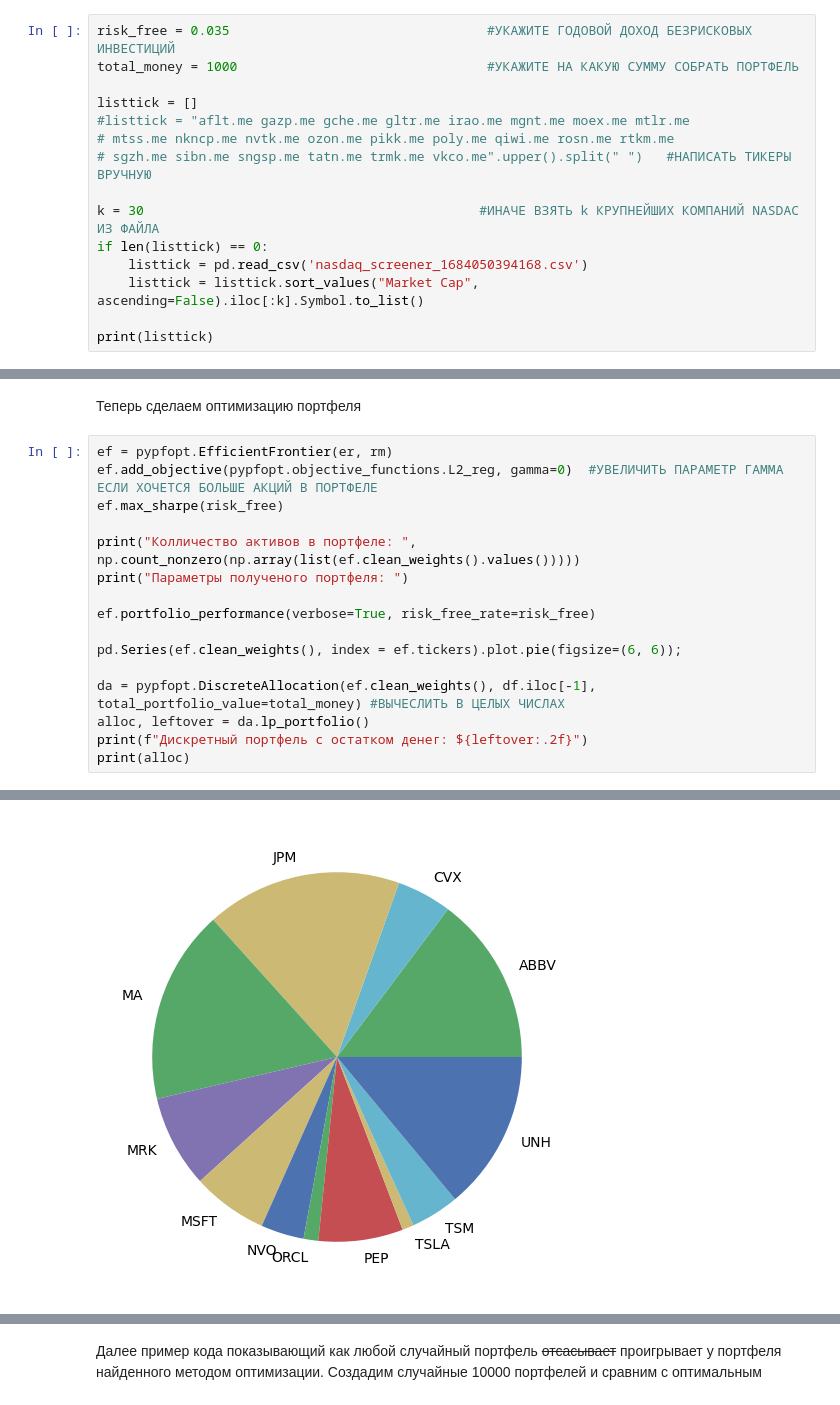
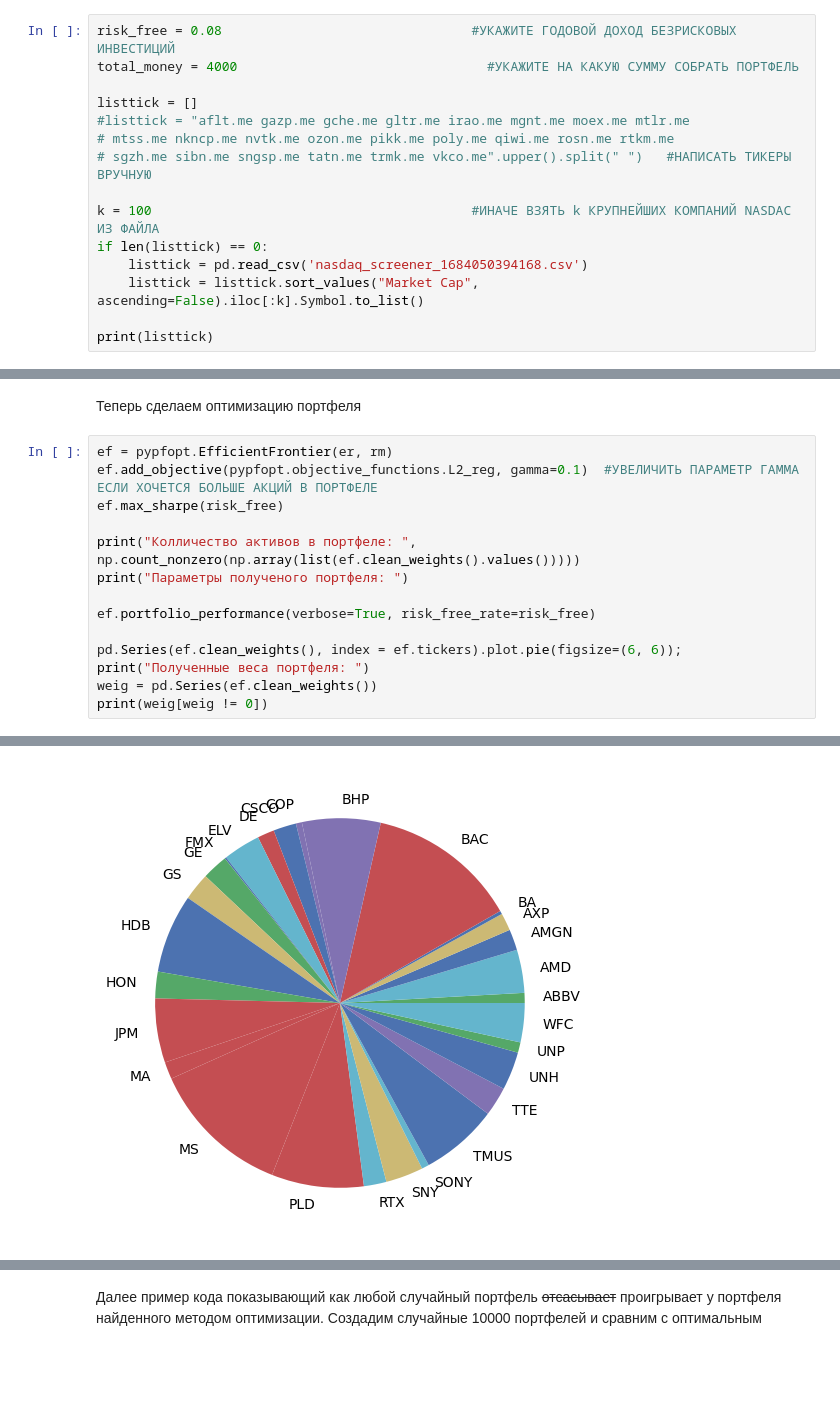
Before and after one commit to swalda/MPT_from_scratch, a Jupyter notebook: Using_PyPortfolioOpt.ipynb, the cells around one changed output, grey strips where cells are left out. Drawn from its saved outputs; the diff is of its cells as text; blank space fills up the shorter version.

Commit message:
Edit Using PyPortfolioOpt
Add discroption

```diff
--- a/Using_PyPortfolioOpt.ipynb
+++ b/Using_PyPortfolioOpt.ipynb
@@ -10,15 +10,15 @@ import yfinance as yf
 
 from datetime import date
 # %%
-risk_free = 0.035                                 #УКАЖИТЕ ГОДОВОЙ ДОХОД БЕЗРИСКОВЫХ ИНВЕСТИЦИЙ
-total_money = 1000                                #УКАЖИТЕ НА КАКУЮ СУММУ СОБРАТЬ ПОРТФЕЛЬ
+risk_free = 0.08                                #УКАЖИТЕ ГОДОВОЙ ДОХОД БЕЗРИСКОВЫХ ИНВЕСТИЦИЙ
+total_money = 4000                                #УКАЖИТЕ НА КАКУЮ СУММУ СОБРАТЬ ПОРТФЕЛЬ
 
 listtick = []
 #listtick = "aflt.me gazp.me gche.me gltr.me irao.me mgnt.me moex.me mtlr.me
 # mtss.me nkncp.me nvtk.me ozon.me pikk.me poly.me qiwi.me rosn.me rtkm.me
 # sgzh.me sibn.me sngsp.me tatn.me trmk.me vkco.me".upper().split(" ")   #НАПИСАТЬ ТИКЕРЫ ВРУЧНУЮ
 
-k = 30                                           #ИНАЧЕ ВЗЯТЬ k КРУПНЕЙШИХ КОМПАНИЙ NASDAC ИЗ ФАЙЛА
+k = 100                                         #ИНАЧЕ ВЗЯТЬ k КРУПНЕЙШИХ КОМПАНИЙ NASDAC ИЗ ФАЙЛА
 if len(listtick) == 0:
     listtick = pd.read_csv('nasdaq_screener_1684050394168.csv')
     listtick = listtick.sort_values("Market Cap", ascending=False).iloc[:k].Symbol.to_list()
@@ -79,7 +79,7 @@ er.plot.barh(figsize=(20, 12));
 Теперь сделаем оптимизацию портфеля
 # %%
 ef = pypfopt.EfficientFrontier(er, rm)
-ef.add_objective(pypfopt.objective_functions.L2_reg, gamma=0)  #УВЕЛИЧИТЬ ПАРАМЕТР ГАММА ЕСЛИ ХОЧЕТСЯ БОЛЬШЕ АКЦИЙ В ПОРТФЕЛЕ
+ef.add_objective(pypfopt.objective_functions.L2_reg, gamma=0.1)  #УВЕЛИЧИТЬ ПАРАМЕТР ГАММА ЕСЛИ ХОЧЕТСЯ БОЛЬШЕ АКЦИЙ В ПОРТФЕЛЕ
 ef.max_sharpe(risk_free)
 
 print("Колличество активов в портфеле: ", np.count_nonzero(np.array(list(ef.clean_weights().values()))))
@@ -88,9 +88,7 @@ print("Параметры полученого портфеля: ")
 ef.portfolio_performance(verbose=True, risk_free_rate=risk_free)
 
 pd.Series(ef.clean_weights(), index = ef.tickers).plot.pie(figsize=(6, 6));
-
-da = pypfopt.DiscreteAllocation(ef.clean_weights(), df.iloc[-1], total_portfolio_value=total_money) #ВЫЧЕСЛИТЬ В ЦЕЛЫХ ЧИСЛАХ
-alloc, leftover = da.lp_portfolio()
-print(f"Дискретный портфель с остатком денег: ${leftover:.2f}")
-print(alloc)
+print("Полученные веса портфеля: ")
+weig = pd.Series(ef.clean_weights())
+print(weig[weig != 0])
 # %% [output]
@@ -104 +112 @@ Sharpe Ratio: 1.12
-[figure, old version]
+[figure, new version]
```
Also changed, not shown: parts of 9 cells of this notebook.
